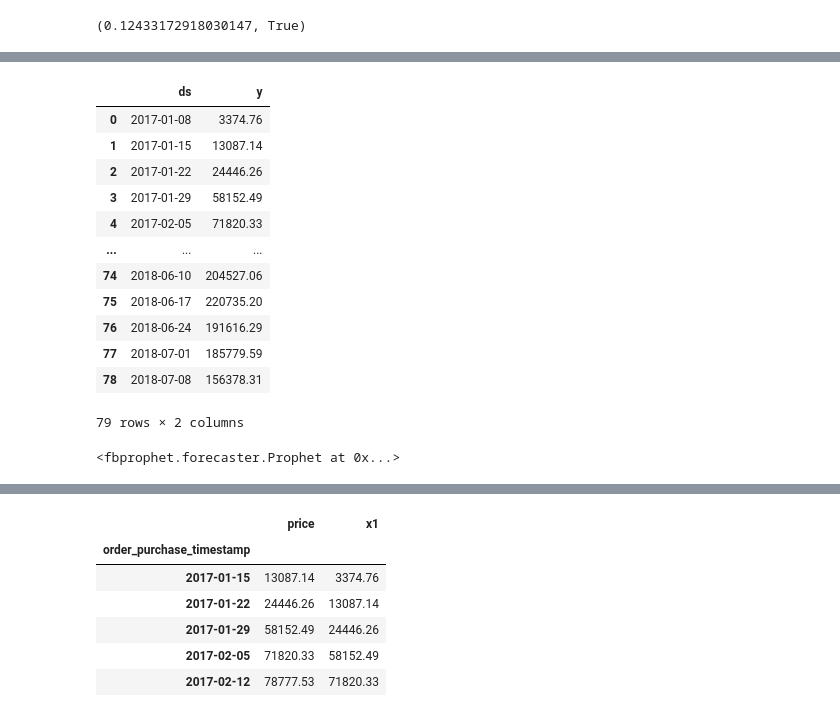
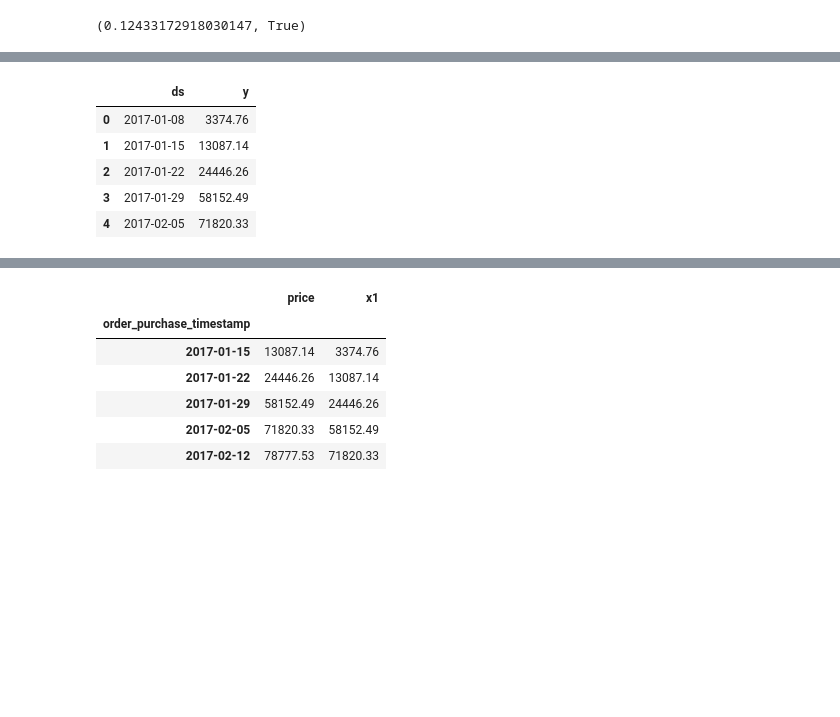
Before and after one commit to AlexanderVieira/EcommerceAnalytics, a Jupyter notebook: Code/Model/Experiment1/model_evaluation.ipynb, the cells around one changed output, grey strips where cells are left out. Saved outputs shown, nothing was run; the diff lists cells and outputs as text; code cells hidden in the pictures; blank space fills up the shorter version.

```diff
--- a/Code/Model/Experiment1/model_evaluation.ipynb
+++ b/Code/Model/Experiment1/model_evaluation.ipynb
@@ -450,12 +450,12 @@ is_stationary is deprecated and will be removed in a future release of pmdarima.
 (0.12433172918030147, True)
 # %%
 #dataTimeMean = dataTimeMean.drop(columns=['pred_1', 'x1'], axis=0)
-train, test = model_selection.train_test_split(dataTimeMean, train_size=0.65)
+training, testing = model_selection.train_test_split(dataTimeMean, train_size=0.70)
 #train_size = int(len(dataTimeMean.price) * 2 / 3)
 #train = dataTimeMean[:train_size]
 #test = dataTimeMean[train_size-1:]
 fig, axes = plt.subplots(1, 1, figsize=(20,8), sharex=True)
-plt.plot(train)
-plt.plot(test)
+plt.plot(training)
+plt.plot(testing)
 # %% [output]
 [<matplotlib.lines.Line2D at 0x...>]
@@ -521,27 +535,18 @@ plt.show()
 # %%
-df_prophet = dataTimeMean.copy()
+df_prophet = training.copy()
 # %%
 df_prophet = df_prophet.reset_index().rename(columns={'order_purchase_timestamp': 'ds', 'price': 'y'})
-df_prophet
+df_prophet.head()
 # %% [output]
 |  | ds | y |
 | 0 | 2017-01-08 | 3374.76 |
 | 1 | 2017-01-15 | 13087.14 |
 | 2 | 2017-01-22 | 24446.26 |
 | 3 | 2017-01-29 | 58152.49 |
 | 4 | 2017-02-05 | 71820.33 |
-| ... | ... | ... |
-| 74 | 2018-06-10 | 204527.06 |
-| 75 | 2018-06-17 | 220735.20 |
-| 76 | 2018-06-24 | 191616.29 |
-| 77 | 2018-07-01 | 185779.59 |
-| 78 | 2018-07-08 | 156378.31 |
-79 rows × 2 columns
 # %%
 model_prophet = Prophet(seasonality_mode='multiplicative', interval_width=0.99, seasonality_prior_scale=10)
 # %%
-model_prophet.add_seasonality(name='weekly', period=7, fourier_order=4, prior_scale=0.01)
+#model_prophet.add_seasonality(name='weekly', period=7, fourier_order=4, prior_scale=0.01)
-# %% [output]
-<fbprophet.forecaster.Prophet at 0x...>
 # %%
 model_prophet.fit(df_prophet)
```
Also changed, not shown: parts of 47 cells of this notebook.
